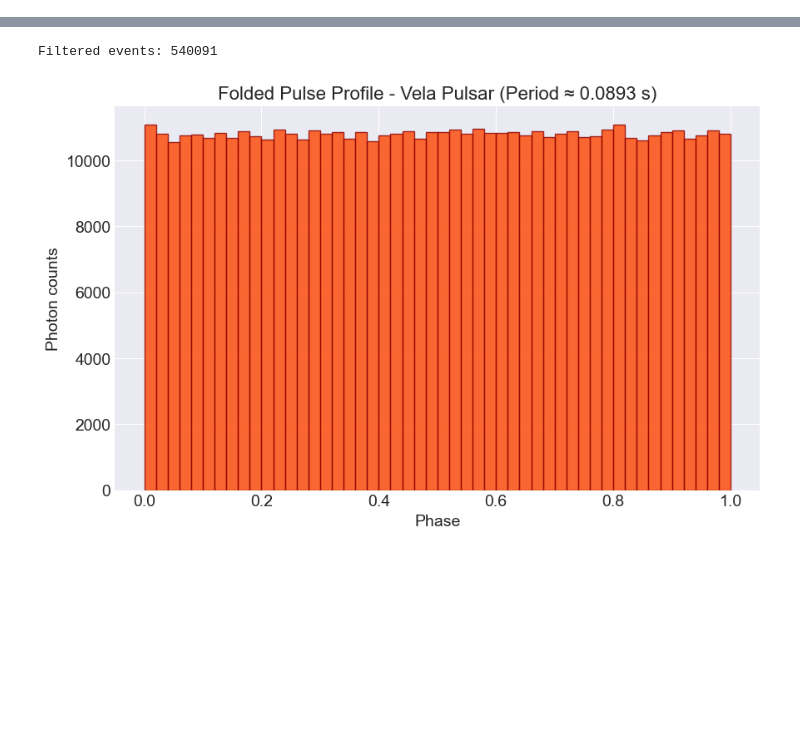
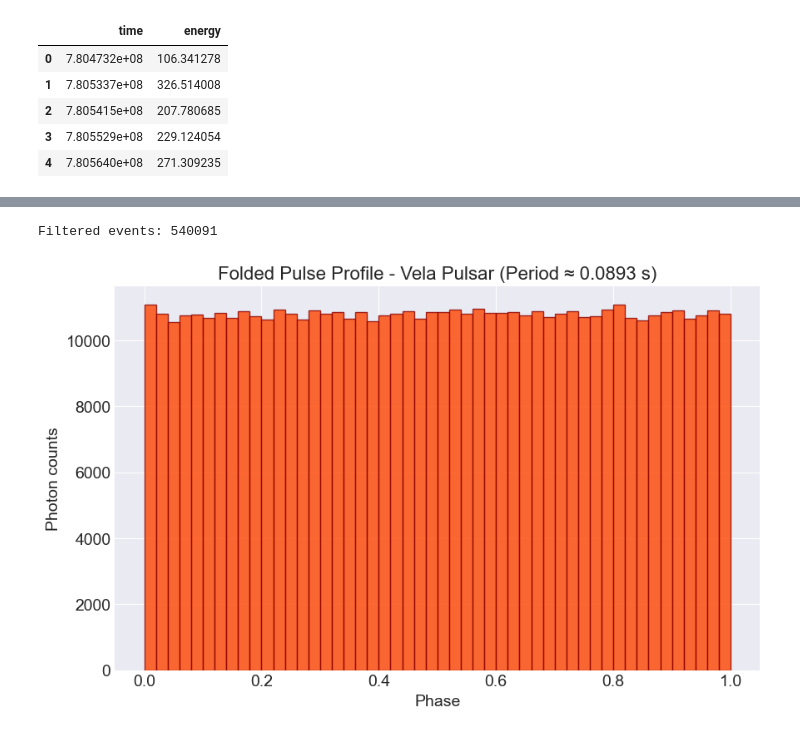
Before and after one commit to kva99kva-eng/pulsar, a Jupyter notebook: notebooks/05_epoch_folding.ipynb, the cells around one changed output, grey strips where cells are left out. Saved outputs shown, nothing was run; the diff lists cells and outputs as text; code cells hidden in the pictures; blank space fills up the shorter version.

Commit message:
Improve notebook structure and execution flow

```diff
--- a/notebooks/05_epoch_folding.ipynb
+++ b/notebooks/05_epoch_folding.ipynb
@@ -1 +12,41 @@
+# %%
+from pathlib import Path
+
+import numpy as np
+import pandas as pd
+import matplotlib.pyplot as plt
+from astropy.io import fits
+
+plt.rcParams.update({
+    "figure.figsize": (10, 5),
+    "axes.grid": True,
+    "lines.linewidth": 2,
+})
+
+data_path = Path("../data/raw/vela_photons.fits")
+
+if not data_path.exists():
+    raise FileNotFoundError(
+        f"Data file not found: {data_path}\n"
+        "Please place vela_photons.fits into data/raw/ before running this notebook."
+    )
+
+with fits.open(data_path) as hdul:
+    events = hdul[1].data
+
+df = pd.DataFrame({
+    "time": np.array(events["TIME"], dtype=np.float64),
+    "energy": np.array(events["ENERGY"], dtype=np.float64),
+})
+
+df_filtered = df[df["energy"] > 100].copy()
+
+df_filtered.head()
+# %% [output]
+|  | time | energy |
+| 0 | 7.804732e+08 | 106.341278 |
+| 1 | 7.805337e+08 | 326.514008 |
+| 2 | 7.805415e+08 | 207.780685 |
+| 3 | 7.805529e+08 | 229.124054 |
+| 4 | 7.805640e+08 | 271.309235 |
 # %%
```
Also changed, not shown: parts of 4 cells of this notebook, 2 other files.
